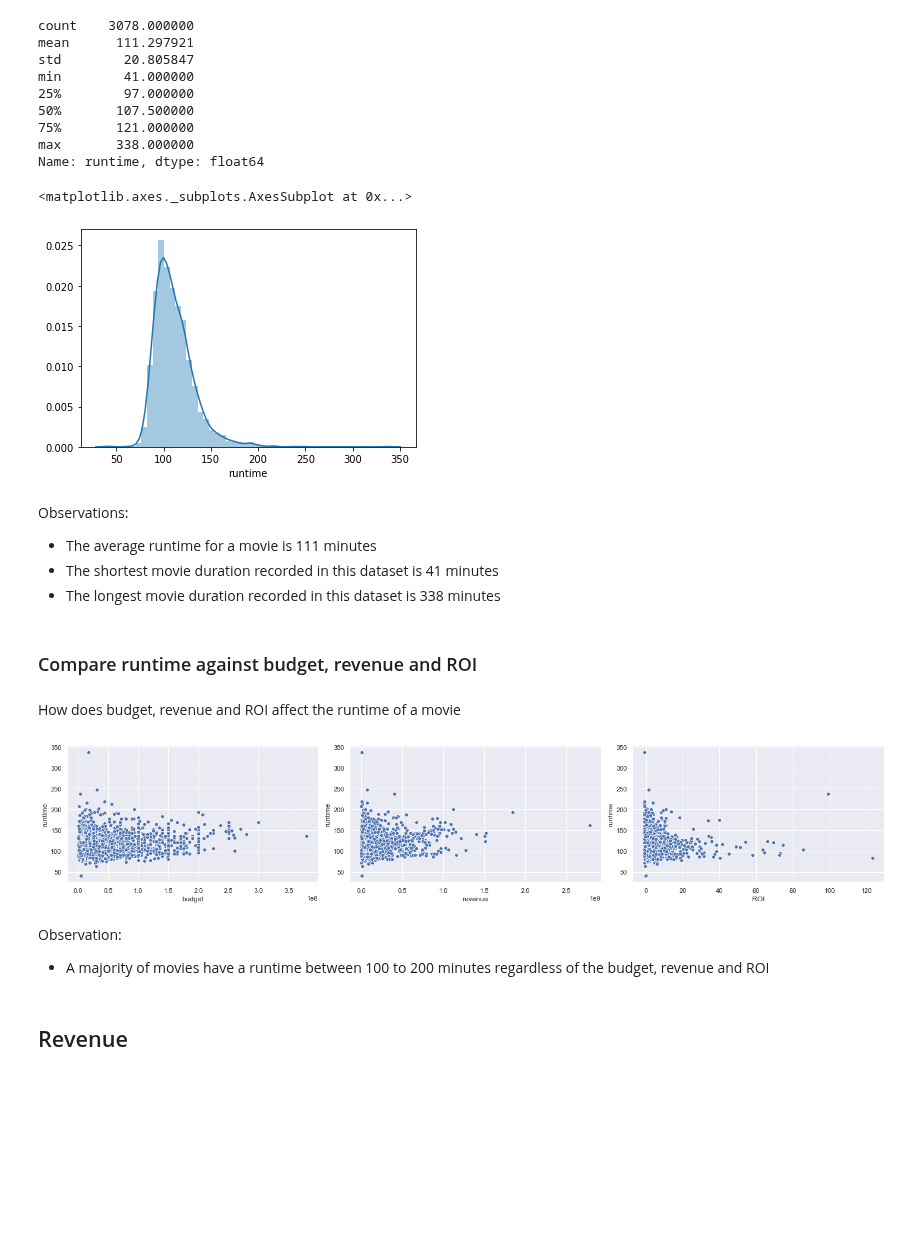
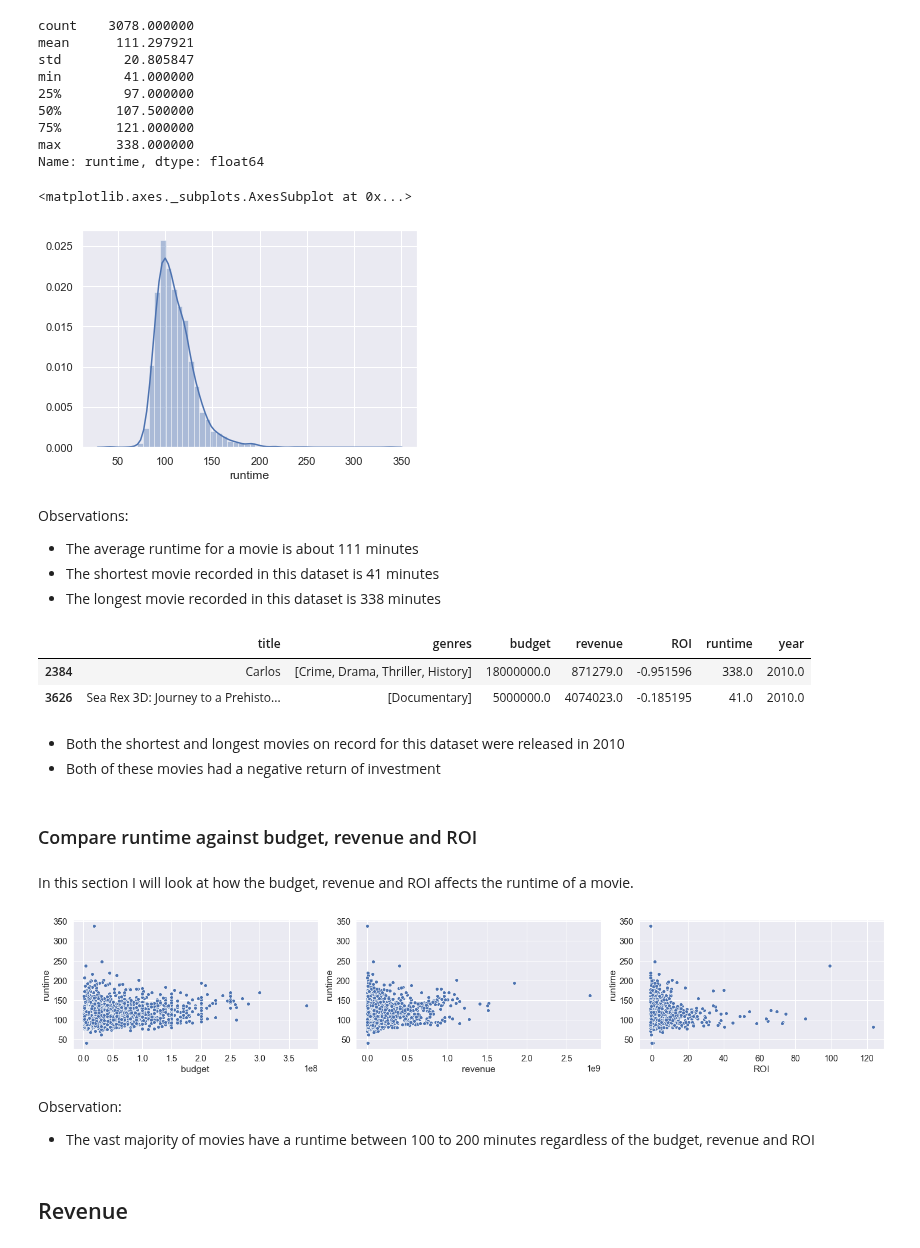
Before and after one commit to leyaof/movie-analysis, a Jupyter notebook: movie-analysis.ipynb, the cells around one changed output. Saved outputs shown, nothing was run; the diff lists cells and outputs as text; code cells hidden in the pictures; blank space fills up the shorter version.

```diff
--- a/movie-analysis.ipynb
+++ b/movie-analysis.ipynb
@@ -268,7 +270,7 @@ plt.show()
 # %%
 import seaborn as sns
 # %%
-data2 = data[(data['budget']>1e6 ) & (data['revenue']>1e4)][['title', 'budget', 'revenue','ROI', 'runtime','year']]
+data2 = data[(data['budget']>1e6 ) & (data['revenue']>1e4)][['title', 'genres', 'budget', 'revenue','ROI', 'runtime','year']]
 # %% [markdown]
 ## Runtime
 # %%
@@ -287,29 +289,39 @@ Name: runtime, dtype: float64
 sns.distplot(data2.runtime)
 # %% [output]
 <matplotlib.axes._subplots.AxesSubplot at 0x...>
-[figure, old version]
+[figure, new version]
 # %% [markdown]
 Observations:
-- The average runtime for a movie is 111 minutes
-- The shortest movie duration recorded in this dataset is 41 minutes
-- The longest movie duration recorded in this dataset is 338 minutes
+- The average runtime for a movie is about 111 minutes
+- The shortest movie recorded in this dataset is 41 minutes
+- The longest movie recorded in this dataset is 338 minutes
+# %%
+runtime = data2['runtime']
+data2[(data2['runtime'] == runtime.max()) | (data2['runtime'] == runtime.min())]
+# %% [output]
+|  | title | genres | budget | revenue | ROI | runtime | year |
+| 2384 | Carlos | [Crime, Drama, Thriller, History] | 18000000.0 | 871279.0 | -0.951596 | 338.0 | 2010.0 |
+| 3626 | Sea Rex 3D: Journey to a Prehisto... | [Documentary] | 5000000.0 | 4074023.0 | -0.185195 | 41.0 | 2010.0 |
+# %% [markdown]
+- Both the shortest and longest movies on record for this dataset were released in 2010
+- Both of these movies had a negative return of investment
 # %% [markdown]
 ### Compare runtime against budget, revenue and ROI
 # %% [markdown]
-How does budget, revenue and ROI affect the runtime of a movie
+In this section I will look at how the budget, revenue and ROI affects the runtime of a movie.
 # %%
 figure, ax=plt.subplots(1,3)
 figure.set_size_inches(20, 4)
-sns.set(font_scale=0.9)
+sns.set(font_scale=1)
 sns.scatterplot(x='budget', y='runtime', data=data2, ax=ax[0])
 sns.scatterplot(x='revenue', y='runtime', data=data2, ax=ax[1])
 sns.scatterplot(x='ROI', y='runtime', data=data2, ax=ax[2])
 figure.tight_layout()
 # %% [output]
-[figure, old version]
+[figure, new version]
 # %% [markdown]
 Observation:
-- A majority of movies have a runtime between 100 to 200 minutes regardless of the budget, revenue and ROI
+- The vast majority of movies have a runtime between 100 to 200 minutes regardless of the budget, revenue and ROI
 # %% [markdown]
 ## Revenue
 # %%
```
Also changed, not shown: parts of 26 cells of this notebook.
